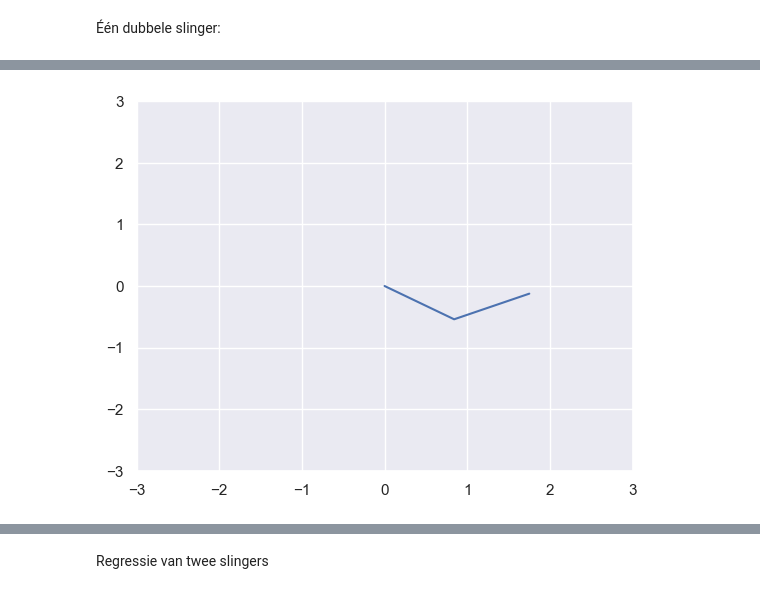
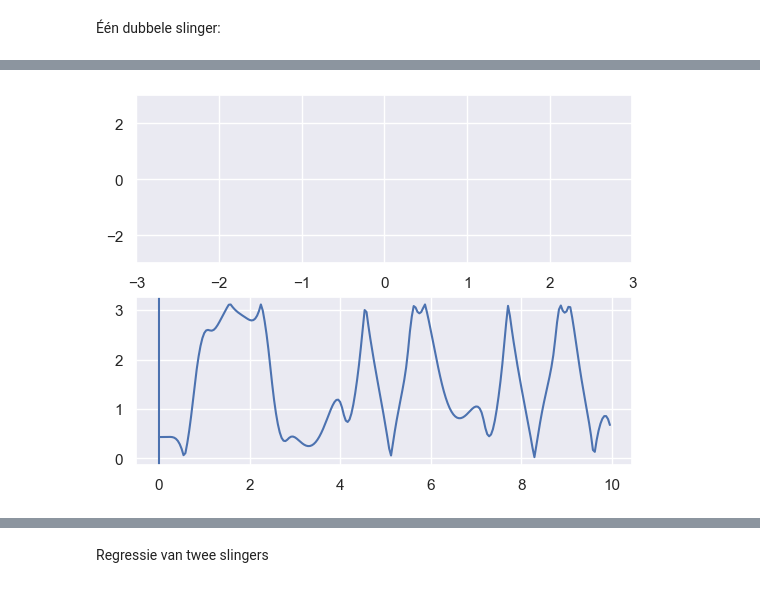
Before and after one commit to KevinLeenaerts/PWS-Programs, a Jupyter notebook: DoublePendulum.ipynb, the cells around one changed output, grey strips where cells are left out. Saved outputs shown, nothing was run; the diff lists cells and outputs as text; code cells hidden in the pictures.

```diff
--- a/DoublePendulum.ipynb
+++ b/DoublePendulum.ipynb
@@ -173,30 +331,38 @@ plt.savefig(save_name)
 # %% [markdown]
 Één dubbele slinger:
 # %%
-t_end = 30
-FPS = 30
+# Configuratie
+t_end = 10
+FPS = 24
 t = np.arange(0, t_end, 1/FPS)
-save_name = "output/doublePendulum.mp4"
 
+# Slingers configuratie
 l1 = 1
 l2 = 1
 m1 = 1
 m2 = 1
+theta1 = 2
+theta2 = 2
 
-results = get_resulting_array(t, 1, 0, 2, 0, m1, m2, l1, l2)
+# Bereken resulterende data
+results = get_resulting_array(t, theta1, 0, theta2, 0, m1, m2, l1, l2)
+x1, y1, x2, y2 = get_coordinates(results, l1, l2)
 
-fig = plt.figure()
-pendulum_line, = plt.plot([], [])
+fig, (ax1, ax2) = plt.subplots(2)
+pendulum_line, = ax1.plot([], [])
+theta_2_line, = ax2.plot(t, np.abs(np.arctan2(np.cos(results[:, 2]), np.sin(results[:, 2]))))
+theta_2_scroller = ax2.axvline(0)
 
+timelogger = TimeLogger(FPS * t_end, "Animating frames")
 def animate(frame):
-    x1, y1, x2, y2 = get_coordinates(results, l1, l2)
     pendulum_line.set_data([0, x1[frame], x2[frame]], [0, y1[frame], y2[frame]])
+    theta_2_scroller.set_xdata(t[frame])
+    timelogger.update()
 
-plt.xlim(-3, 3)
-plt.ylim(-3, 3)
-fig = plt.figure()
+ax1.set_xlim(-3, 3)
+ax1.set_ylim(-3, 3)
+
 ani = animation.FuncAnimation(fig, animate, frames=len(results), interval=1000/FPS)
-
-ani.save(save_name)
-Video(save_name)
+ani.save("output/single_pendulum.mp4")
+Video("output/single_pendulum.mp4")
 # %% [output]
@@ -204 +369 @@ Video(save_name)
-[figure, old version]
+[figure, new version]
```
Also changed, not shown: parts of 17 cells of this notebook, 15 other files.
